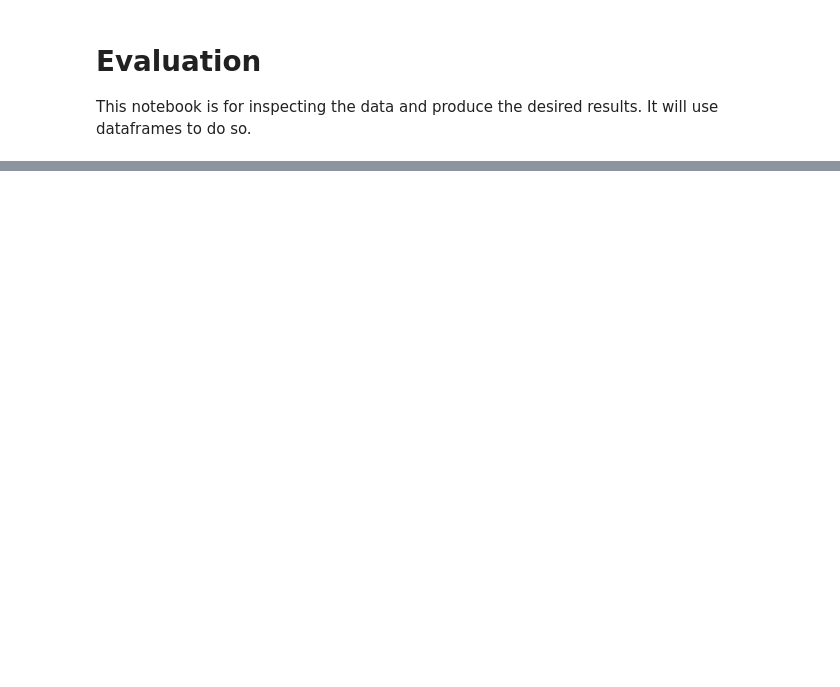
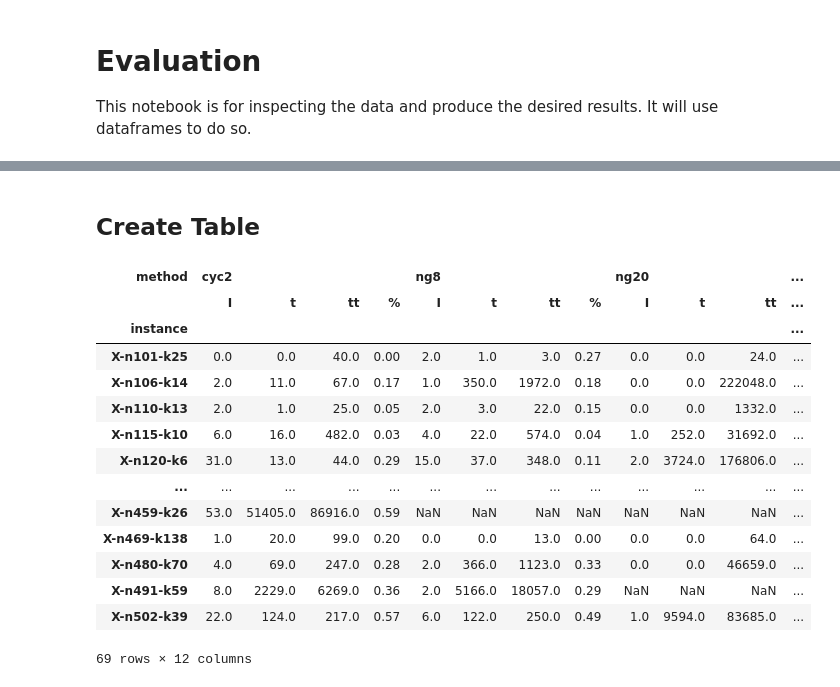
Before and after one commit to habanzu/cvrp, a Jupyter notebook: notebooks/Evaluation.ipynb, the cells around one changed output, grey strips where cells are left out. Cells and saved outputs as stored; diff of their text form; code cells hidden in the pictures; blank space fills up the shorter version.

```diff
--- a/notebooks/Evaluation.ipynb
+++ b/notebooks/Evaluation.ipynb
@@ -28,0 +41,7 @@ for i, log in enumerate((log for log in os.listdir("output_uchoa"))):
+# %%
+df = data.loc[data.method == "ng20"].copy()
+df['div'] = df['n'].astype(float) / df['K'].astype(float)
+df1 = df.loc[df.terminated == True]
+df2 = df.loc[df.terminated == False]
+# plt.scatter(df['div'],np.log(df['total time']))
+df1
@@ -44,0 +104,52 @@ data.sort_values("instance")
+# %% [markdown]
+## Create Table
+# %%
+hierarchy = {"ng20":"ng8","ng8":"cyc2","cyc2":"SPPRC"}
+data['I'] = np.nan #pd.Series(np.nan,dtype=pd.Int64Dtype())
+data['t'] = np.nan
+# for index, row in data[data.instance == "X-n502-k39"].iterrows():
+for index, row in data.iterrows():
+    if row['terminated']:
+        df = dfs[index]
+        if row['method'] in hierarchy.keys():
+            instance = row["instance"]
+            method = row["method"]
+            bound_sup = data['final bound'][f"{instance}-{hierarchy[method]}"]
+            df_beaten = df[df['lower_bound'] >= bound_sup]
+#             print(df_beaten)
+            data.loc[index, 'I'] = df_beaten.shape[0] - 1
+            data.loc[index, 't'] = df_beaten['total time'].iloc[-1] - df_beaten.iloc[0,df_beaten.columns.get_loc('total time')]
+#             print(f"First time{df_beaten['total time'].iloc[-1]}")
+data["it_beaten_avg"] = data['t'] / (data["I"])
+data["%"] = data['t'].divide(data['total time'],fill_value=np.nan)
+# data["%"] = (data["%"] * 100).round(0).astype(str) + "%"
+data["tt"] = data['total time']
+data = data.round({"total time":0, "t":0,"%":2})
+# %%
+table = data[['instance','method','I','t','tt',"%"]]
+table = table[table.method != "SPPRC"]
+table = table.pivot(index="instance",columns='method')
+table.columns = table.columns.swaplevel()
+_, index = table.columns.sortlevel()
+table = table.iloc[:,index]
+table = table[['cyc2','ng8','ng20']]
+format_dict = {("ng8","%"):"{:.0%}".format, ("ng20","%"):"{:.0%}".format, ("cyc2","%"):"{:.0%}".format}
+table.iloc[:46].to_latex("output/table_small.tex",formatters=format_dict,float_format="%.0f",na_rep="-")
+table.iloc[46:].to_latex("output/table_large.tex",formatters=format_dict,float_format="%.0f",na_rep="-")
+table
+# %% [output]
+| method | cyc2 |  |  |  | ng8 |  |  |  | ng20 |  |  | ... |
+|  | I | t | tt | % | I | t | tt | % | I | t | tt | ... |
+| instance |  |  |  |  |  |  |  |  |  |  |  | ... |
+| X-n101-k25 | 0.0 | 0.0 | 40.0 | 0.00 | 2.0 | 1.0 | 3.0 | 0.27 | 0.0 | 0.0 | 24.0 | ... |
+| X-n106-k14 | 2.0 | 11.0 | 67.0 | 0.17 | 1.0 | 350.0 | 1972.0 | 0.18 | 0.0 | 0.0 | 222048.0 | ... |
+| X-n110-k13 | 2.0 | 1.0 | 25.0 | 0.05 | 2.0 | 3.0 | 22.0 | 0.15 | 0.0 | 0.0 | 1332.0 | ... |
+| X-n115-k10 | 6.0 | 16.0 | 482.0 | 0.03 | 4.0 | 22.0 | 574.0 | 0.04 | 1.0 | 252.0 | 31692.0 | ... |
+| X-n120-k6 | 31.0 | 13.0 | 44.0 | 0.29 | 15.0 | 37.0 | 348.0 | 0.11 | 2.0 | 3724.0 | 176806.0 | ... |
+| ... | ... | ... | ... | ... | ... | ... | ... | ... | ... | ... | ... | ... |
+| X-n459-k26 | 53.0 | 51405.0 | 86916.0 | 0.59 | NaN | NaN | NaN | NaN | NaN | NaN | NaN | ... |
+| X-n469-k138 | 1.0 | 20.0 | 99.0 | 0.20 | 0.0 | 0.0 | 13.0 | 0.00 | 0.0 | 0.0 | 64.0 | ... |
+| X-n480-k70 | 4.0 | 69.0 | 247.0 | 0.28 | 2.0 | 366.0 | 1123.0 | 0.33 | 0.0 | 0.0 | 46659.0 | ... |
+| X-n491-k59 | 8.0 | 2229.0 | 6269.0 | 0.36 | 2.0 | 5166.0 | 18057.0 | 0.29 | NaN | NaN | NaN | ... |
+| X-n502-k39 | 22.0 | 124.0 | 217.0 | 0.57 | 6.0 | 122.0 | 250.0 | 0.49 | 1.0 | 9594.0 | 83685.0 | ... |
+69 rows × 12 columns
```
Also changed, not shown: parts of 5 cells of this notebook, 1 other file.
